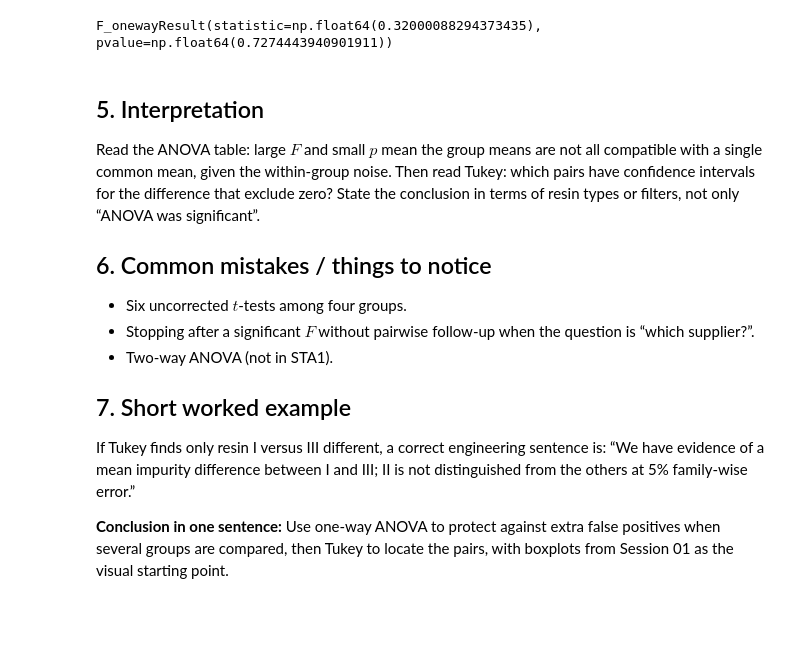
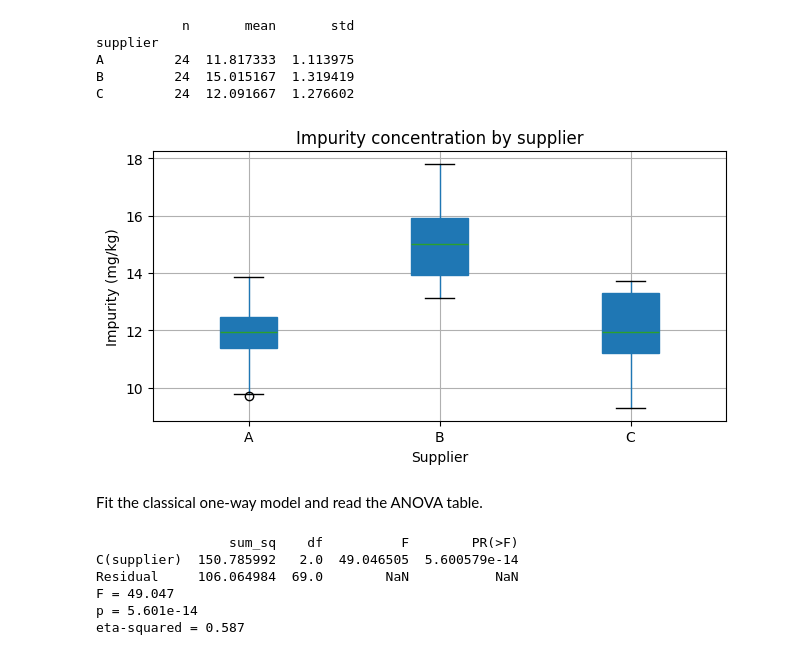
Before and after one commit to RBrooksDK/STA1_26, a Jupyter notebook: 09_Analysis_of_Variance/Tutorial_09_notebook.ipynb, the cells around one changed output. Cells and saved outputs as stored; diff of their text form; code cells hidden in the pictures; blank space fills up the shorter version.

Commit message:
Align sessions, tutorials, textbook, and project guidance

```diff
--- a/09_Analysis_of_Variance/Tutorial_09_notebook.ipynb
+++ b/09_Analysis_of_Variance/Tutorial_09_notebook.ipynb
@@ -32,14 +31,17 @@ A significant $F$ does not name the pairs. **Tukey HSD** controls the family-wis
 # %%
+import numpy as np
 import pandas as pd
 import matplotlib.pyplot as plt
 from pathlib import Path
-from scipy.stats import f_oneway
+from scipy.stats import probplot
 from statsmodels.formula.api import ols
 from statsmodels.stats.anova import anova_lm
 from statsmodels.stats.multicomp import pairwise_tukeyhsd
+from statsmodels.stats.oneway import anova_oneway
 
-candidates = [Path("data"), Path("../data")]
+candidates = [Path("data"), Path("../data"), Path.cwd() / "data"]
 DATA = next(p for p in candidates if p.exists())
-df = pd.read_excel(DATA / "resin_impurities.xlsx")
-df.head()
+df = pd.read_csv(DATA / "supplier_impurity.csv")
+print(df.head())
+print(df["supplier"].value_counts().sort_index())
 # %% [output]
@@ -79,21 +59,42 @@ group1 group2 meandiff p-adj   lower  upper  reject
-# %%
-scope = pd.read_excel(DATA / "scope_filter_intensity.xlsx")
-print(f_oneway(*[g["intensity"].to_numpy() for _, g in scope.groupby("filter")]))
-# %% [output]
-F_onewayResult(statistic=np.float64(0.32000088294373435), pvalue=np.float64(0.7274443940901911))
-# %% [markdown]
-## 5. Interpretation
-
-Read the ANOVA table: large $F$ and small $p$ mean the group means are not all compatible with a single common mean, given the within-group noise. Then read Tukey: which pairs have confidence intervals for the difference that exclude zero? State the conclusion in terms of resin types or filters, not only “ANOVA was significant”.
-
-## 6. Common mistakes / things to notice
-
-- Six uncorrected $t$-tests among four groups.
-- Stopping after a significant $F$ without pairwise follow-up when the question is “which supplier?”.
-- Two-way ANOVA (not in STA1).
-
-## 7. Short worked example
-
-If Tukey finds only resin I versus III different, a correct engineering sentence is: “We have evidence of a mean impurity difference between I and III; II is not distinguished from the others at 5% family-wise error.”
-
-**Conclusion in one sentence:** Use one-way ANOVA to protect against extra false positives when several groups are compared, then Tukey to locate the pairs, with boxplots from Session 01 as the visual starting point.
+# %%
+summary = (
+    df.groupby("supplier")["impurity_mg_kg"]
+    .agg(n="size", mean="mean", std="std")
+)
+print(summary)
+# %% [output]
+           n       mean       std
+supplier
+A         24  11.817333  1.113975
+B         24  15.015167  1.319419
+C         24  12.091667  1.276602
+# %%
+fig, ax = plt.subplots(figsize=(6.5, 3.8))
+df.boxplot(column="impurity_mg_kg", by="supplier", ax=ax, patch_artist=True)
+ax.set_xlabel("Supplier")
+ax.set_ylabel("Impurity (mg/kg)")
+ax.set_title("Impurity concentration by supplier")
+plt.suptitle("")
+plt.tight_layout()
+plt.show()
+# %% [output]
+[figure, added]
+# %% [markdown]
+Fit the classical one-way model and read the ANOVA table.
+# %%
+model = ols("impurity_mg_kg ~ C(supplier)", data=df).fit()
+tbl = anova_lm(model, typ=2)
+print(tbl)
+ss_between = tbl.loc["C(supplier)", "sum_sq"]
+ss_resid = tbl.loc["Residual", "sum_sq"]
+eta2 = ss_between / (ss_between + ss_resid)
+print(f"F = {tbl.loc['C(supplier)', 'F']:.3f}")
+print(f"p = {tbl.loc['C(supplier)', 'PR(>F)']:.4g}")
+print(f"eta-squared = {eta2:.3f}")
+# %% [output]
+                 sum_sq    df          F        PR(>F)
+C(supplier)  150.785992   2.0  49.046505  5.600579e-14
+Residual     106.064984  69.0        NaN           NaN
+F = 49.047
+p = 5.601e-14
+eta-squared = 0.587
```
Also changed, not shown: parts of 11 cells of this notebook, 48 other files.
